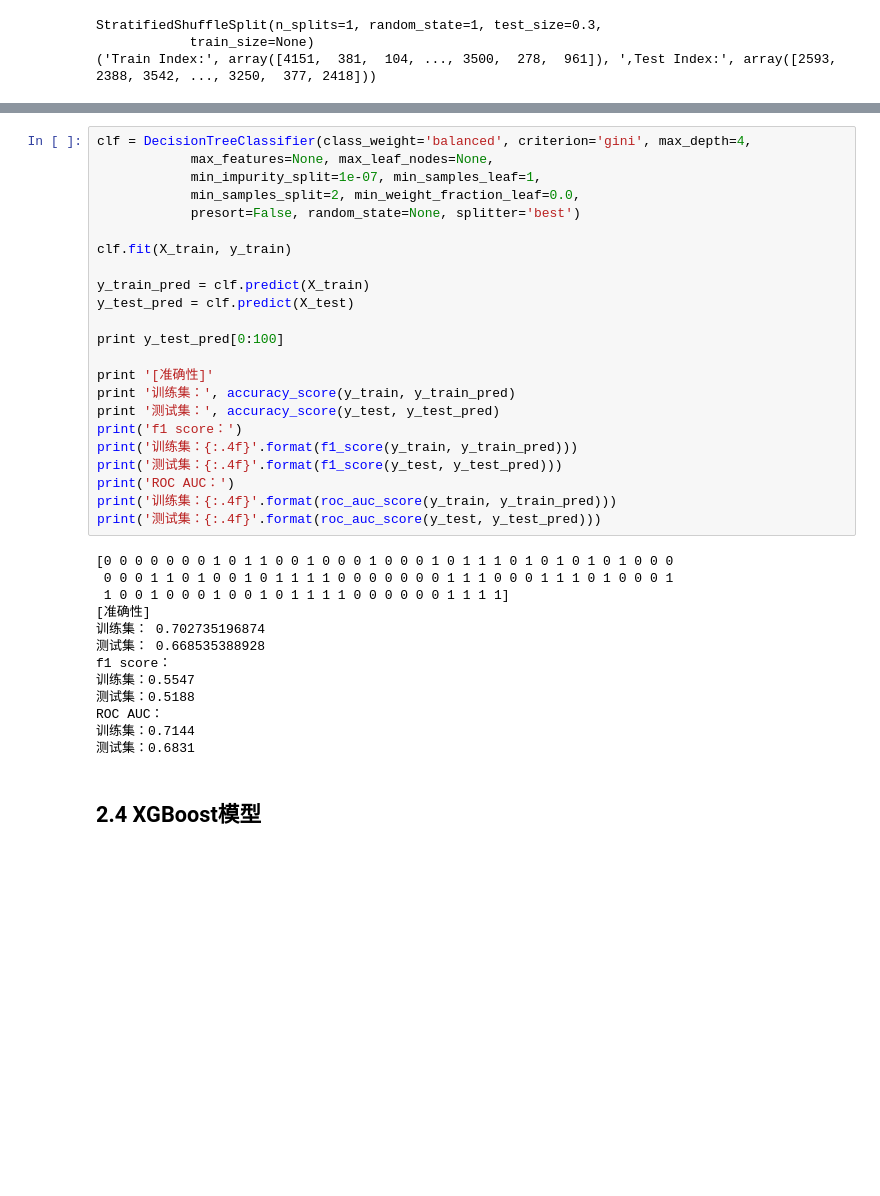
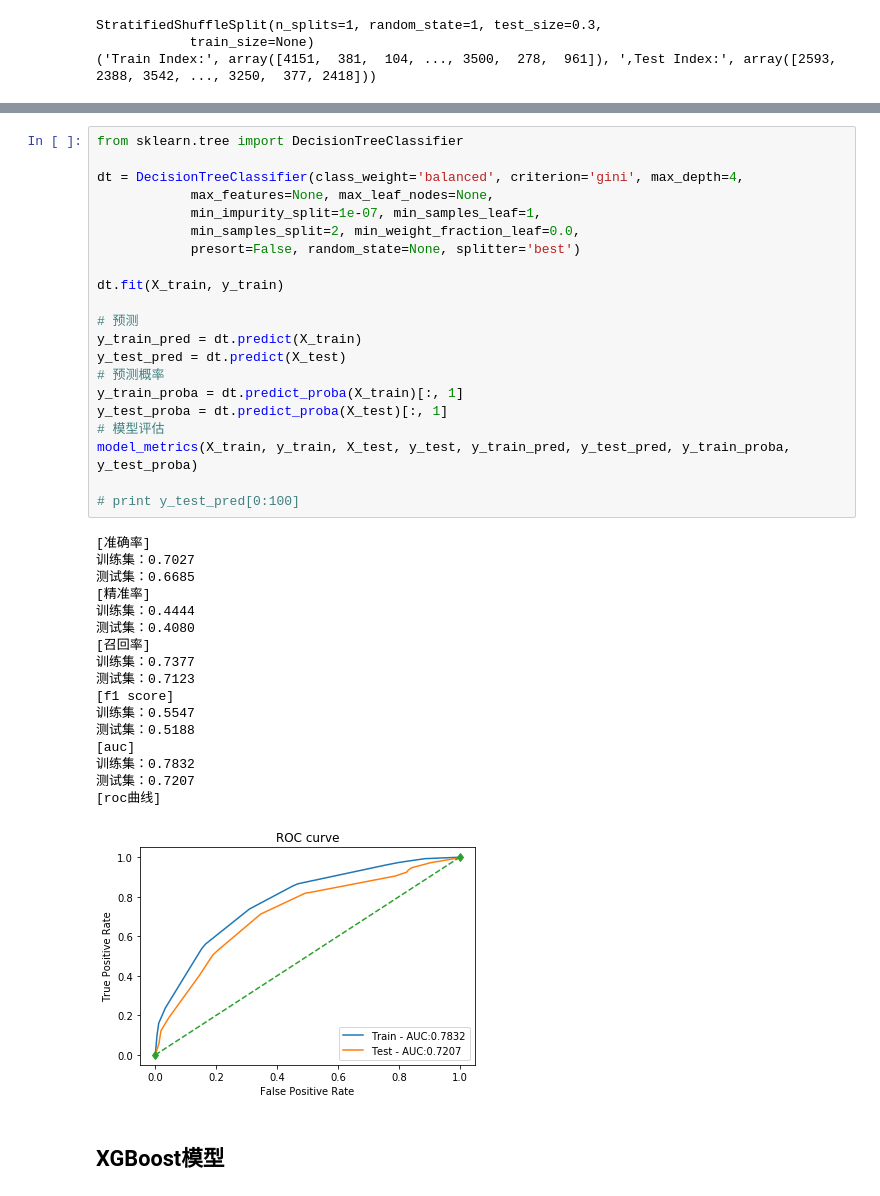
Before and after one commit to JepsonWong/Algorithm_Competition, a Jupyter notebook: 客户逾期分析/test.ipynb, the cells around one changed output, grey strips where cells are left out. Cells and saved outputs as stored; diff of their text form; blank space fills up the shorter version.

```diff
--- a/客户逾期分析/test.ipynb
+++ b/客户逾期分析/test.ipynb
@@ -528,41 +516,44 @@ ROC AUC：
 # %%
-clf = DecisionTreeClassifier(class_weight='balanced', criterion='gini', max_depth=4,
+from sklearn.tree import DecisionTreeClassifier
+
+dt = DecisionTreeClassifier(class_weight='balanced', criterion='gini', max_depth=4,
             max_features=None, max_leaf_nodes=None,
             min_impurity_split=1e-07, min_samples_leaf=1,
             min_samples_split=2, min_weight_fraction_leaf=0.0,
             presort=False, random_state=None, splitter='best')
 
-clf.fit(X_train, y_train)
+dt.fit(X_train, y_train)
 
-y_train_pred = clf.predict(X_train)
-y_test_pred = clf.predict(X_test)
+# 预测
+y_train_pred = dt.predict(X_train)
+y_test_pred = dt.predict(X_test)
+# 预测概率
+y_train_proba = dt.predict_proba(X_train)[:, 1]
+y_test_proba = dt.predict_proba(X_test)[:, 1]
+# 模型评估
+model_metrics(X_train, y_train, X_test, y_test, y_train_pred, y_test_pred, y_train_proba, y_test_proba)
 
-print y_test_pred[0:100]
-
-print '[准确性]'
-print '训练集：', accuracy_score(y_train, y_train_pred)
-print '测试集：', accuracy_score(y_test, y_test_pred)
-print('f1 score：')
-print('训练集：{:.4f}'.format(f1_score(y_train, y_train_pred)))
-print('测试集：{:.4f}'.format(f1_score(y_test, y_test_pred)))
-print('ROC AUC：')
-print('训练集：{:.4f}'.format(roc_auc_score(y_train, y_train_pred)))
-print('测试集：{:.4f}'.format(roc_auc_score(y_test, y_test_pred)))
+# print y_test_pred[0:100]
 # %% [output]
-[0 0 0 0 0 0 0 1 0 1 1 0 0 1 0 0 0 1 0 0 0 1 0 1 1 1 0 1 0 1 0 1 0 1 0 0 0
- 0 0 0 1 1 0 1 0 0 1 0 1 1 1 1 0 0 0 0 0 0 0 1 1 1 0 0 0 1 1 1 0 1 0 0 0 1
- 1 0 0 1 0 0 0 1 0 0 1 0 1 1 1 1 0 0 0 0 0 0 1 1 1 1]
-[准确性]
-训练集： 0.702735196874
-测试集： 0.668535388928
-f1 score：
+[准确率]
+训练集：0.7027
+测试集：0.6685
+[精准率]
+训练集：0.4444
+测试集：0.4080
+[召回率]
+训练集：0.7377
+测试集：0.7123
+[f1 score]
 训练集：0.5547
 测试集：0.5188
-ROC AUC：
-训练集：0.7144
-测试集：0.6831
+[auc]
+训练集：0.7832
+测试集：0.7207
+[roc曲线]
+[figure, added]
 # %% [markdown]
 <a id='2.4'></a>
-## 2.4 XGBoost模型
+## XGBoost模型
 # %%
 import xgboost as xgb
```
Also changed, not shown: parts of 27 cells of this notebook, 5 other files.
